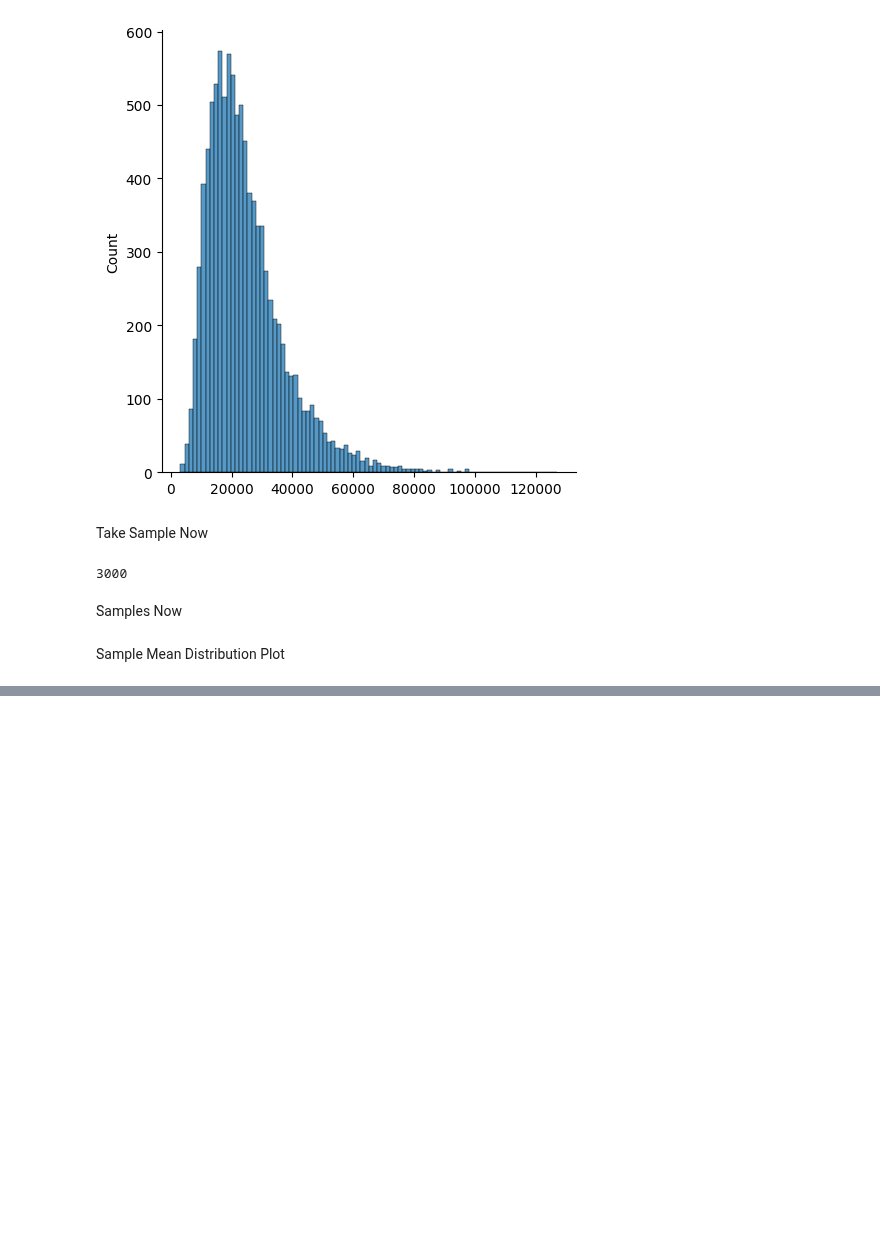
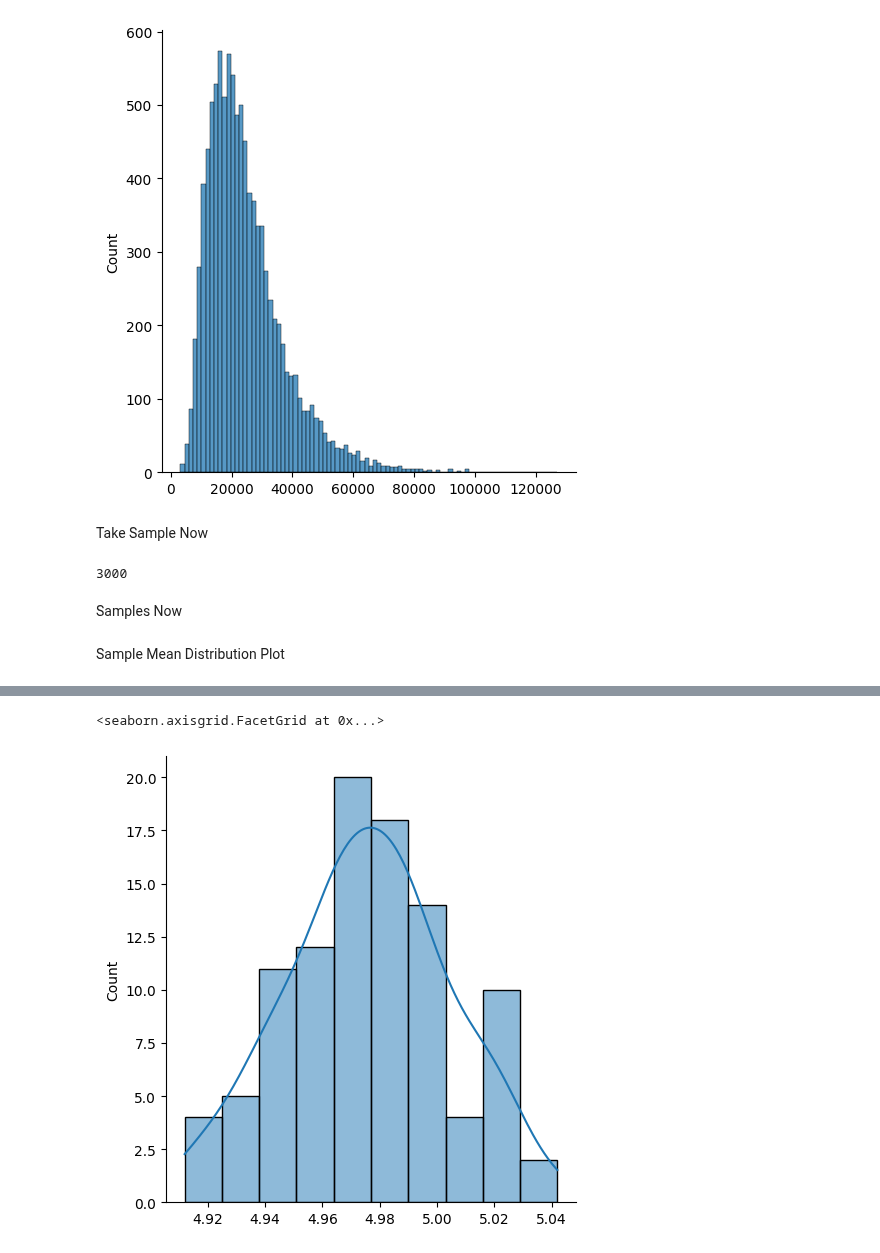
Before and after one commit to FairozAhmadSheikh/ML_bootcamp, a Jupyter notebook: Statistics_Implementation/3_Cental_Limit_Theorum.ipynb, the cells around one changed output, grey strips where cells are left out. Cells and saved outputs as stored; diff of their text form; code cells hidden in the pictures; blank space fills up the shorter version.

```diff
--- a/Statistics_Implementation/3_Cental_Limit_Theorum.ipynb
+++ b/Statistics_Implementation/3_Cental_Limit_Theorum.ipynb
@@ -34,0 +51,11 @@ sns.displot(sample_means)
+# %%
+# Samples size should be greater than 30
+# more sample size more it will be normally distributed
+sample_means=[]
+for i in range(1,101):
+    sample=np.random.choice(population,size=SIZE)
+    sample_means.append(np.mean(sample))
+sns.displot(sample_means,kde=True)
+# %% [output]
+<seaborn.axisgrid.FacetGrid at 0x...>
+[figure, added]
```
Also changed, not shown: parts of 4 cells of this notebook, 1 other file.
